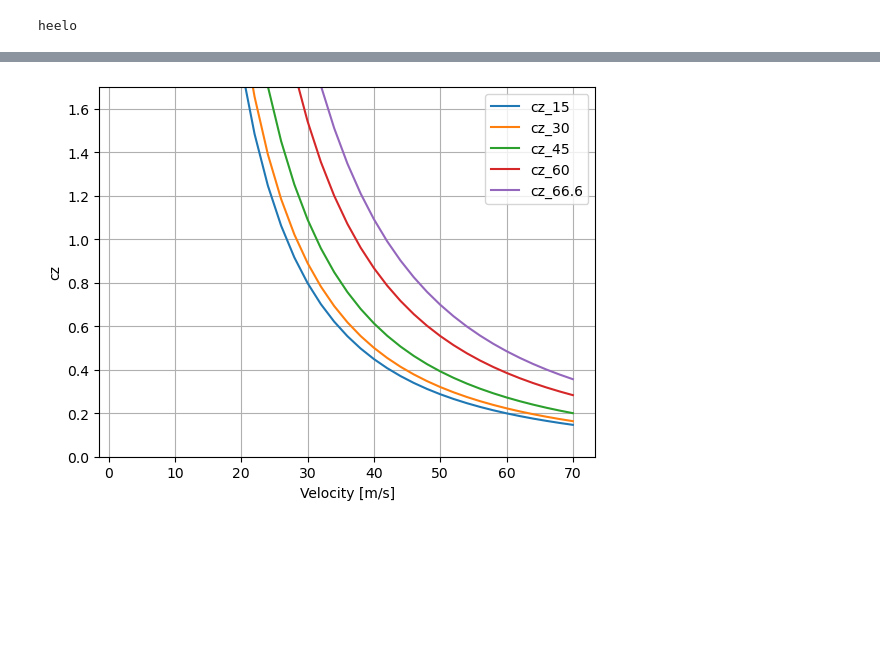
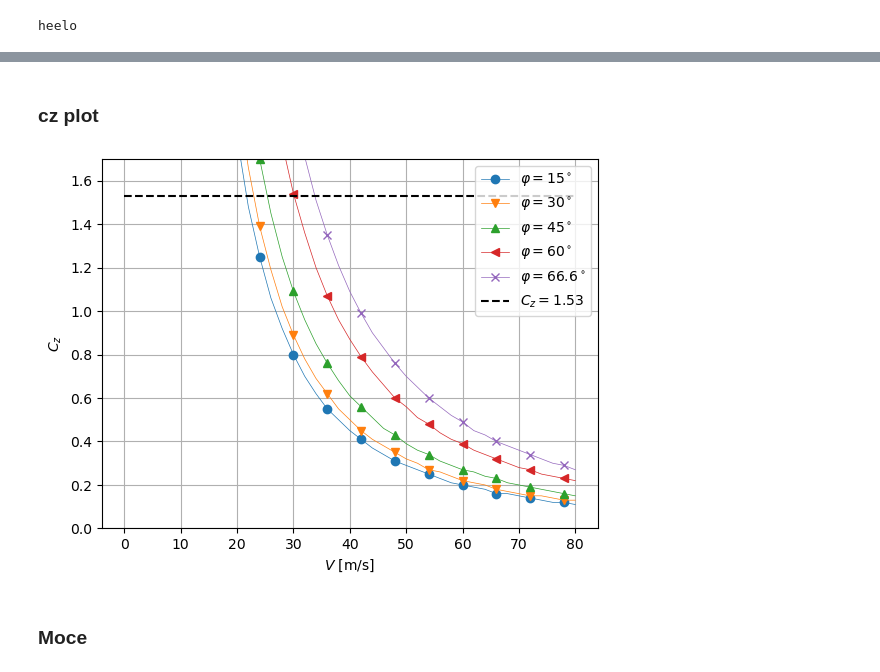
Before and after one commit to mahromir/FLIGHT_MECHANICS, a Jupyter notebook: proj11/src/ml_proj11.ipynb, the cells around one changed output, grey strips where cells are left out. Drawn from its saved outputs; the diff is of its cells as text; code cells hidden in the pictures; blank space fills up the shorter version.

```diff
--- a/proj11/src/ml_proj11.ipynb
+++ b/proj11/src/ml_proj11.ipynb
@@ -42,32 +86,52 @@ plt.savefig("../latex_raport/img/R_plot.png", dpi = 200)
+# %% [markdown]
+### cz plot
+# %%
+df_czmax.index = [f"$\\varphi = {i}^\\circ$" for i in phi_list]
+df_czmax = df_czmax.transpose()
+
+# save df_czmax to fil
+with open("../latex_raport/czmax_table.tex", "w") as f:
+    f.write(df_czmax.to_latex(
+        escape = False,
+        float_format="%.2f",
+    ))
 # %%
-def cz(m, v, phi):
-    S = 15
-    rho = 1.225
-    return 2*m*9.81/(rho*S*v**2*np.cos(np.deg2rad(phi)))
+
 
 df_cz = pd.DataFrame(columns=[f"cz_{i}" for i in phi_list], index=v)
 
 for phi in phi_list:
     df_cz[f"cz_{phi}"] = cz(650, v, phi)
 
 
+df_cz = df_cz.round(2)
+# write columns so they are in format $C_z (<angle> ^{\circ]})$
+df_cz.columns = [f"$C_z (\\varphi = {i}^\\circ)$" for i in phi_list]
+
 
 with open("../latex_raport/cz_table.tex", "w") as f:
     f.write(df_cz.to_latex(
-        index=False,
+        escape = False,
         float_format="%.2f",
     ))
 
-df_cz.plot()
+fig, ax = plt.subplots()
+
+for marker,phi in zip(markers,phi_list):
+    ax.plot(v, df_cz[f"$C_z (\\varphi = {phi}^\\circ)$"], label = f"$\\varphi = {phi}^\\circ$", marker = marker, linewidth = 0.5, markevery=3)
+
+# df_cz.plot()
 # set limit on plot
-plt.ylim(0, 1.7)
-plt.grid()
-plt.xlabel("Velocity [m/s]")
-plt.ylabel("cz")
+ax.grid()
+ax.set_ylim(0, 1.7)
+ax.set_xlabel("$V$ [m/s]")
+ax.set_ylabel("$C_z$")
+ax.hlines(1.53, 0, 80, linestyles="dashed", label = "$C_z = 1.53$", color = 'black')
 
+ax.legend()
 plt.savefig("../latex_raport/img/cz_plot.png", dpi = 200)
 # %% [output]
-[figure, old version]
+[figure, new version]
 # %%
 df_cx = pd.read_excel("../../database/ml_projekty.xlsx", sheet_name="proj2_copy",usecols="L:Z", skiprows=1)
 df_cx = df_cx[df_cx['alpha']>-14]
@@ -75,6 +139,8 @@ df_cx = df_cx[df_cx['alpha']<14]
 
 cx_poly = np.polyfit(df_cx["cz"], df_cx["C_x samolot"], 7)
 cx_p = np.poly1d(cx_poly)
+# %% [markdown]
+### Moce
 # %%
 def n_zakr(N, phi):
     return N/np.cos(np.deg2rad(phi))
```
Also changed, not shown: parts of 17 cells of this notebook, 7 other files.
